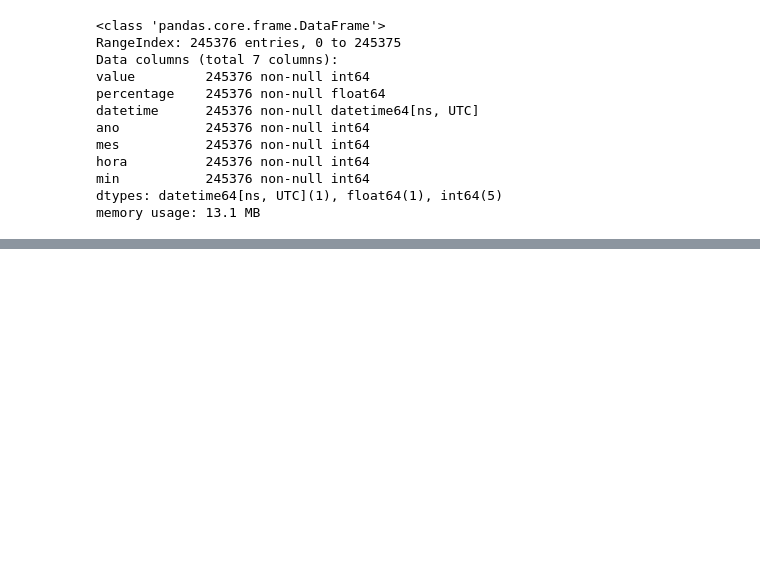
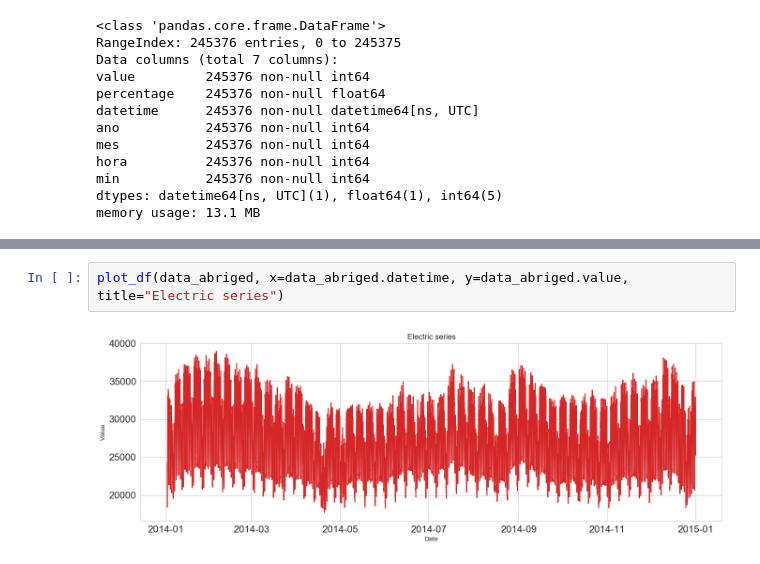
Before and after one commit to marcosvilela/modelagem-analitica-20.3, a Jupyter notebook: source/Marcos/Marcos_Analise_Exploratoria.ipynb, the cells around one changed output, grey strips where cells are left out. Cells and saved outputs as stored; diff of their text form; blank space fills up the shorter version.

```diff
--- a/source/Marcos/Marcos_Analise_Exploratoria.ipynb
+++ b/source/Marcos/Marcos_Analise_Exploratoria.ipynb
@@ -59,0 +69,4 @@ plot_df(data_abriged_oct, x=data_abriged_oct.datetime, y=data_abriged_oct.value,
+# %%
+plot_df(data_abriged, x=data_abriged.datetime, y=data_abriged.value, title="Electric series")
+# %% [output]
+[figure, added]
```
Also changed, not shown: parts of 13 cells of this notebook.
